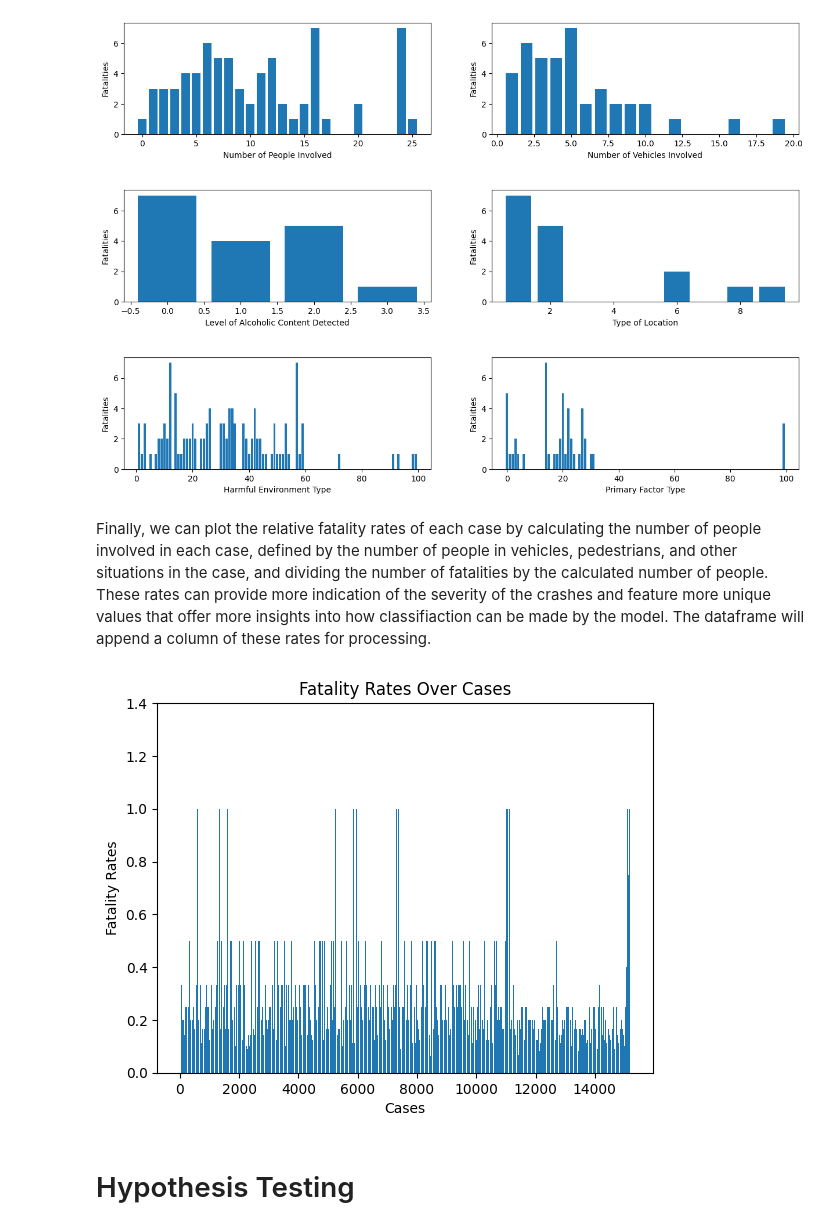
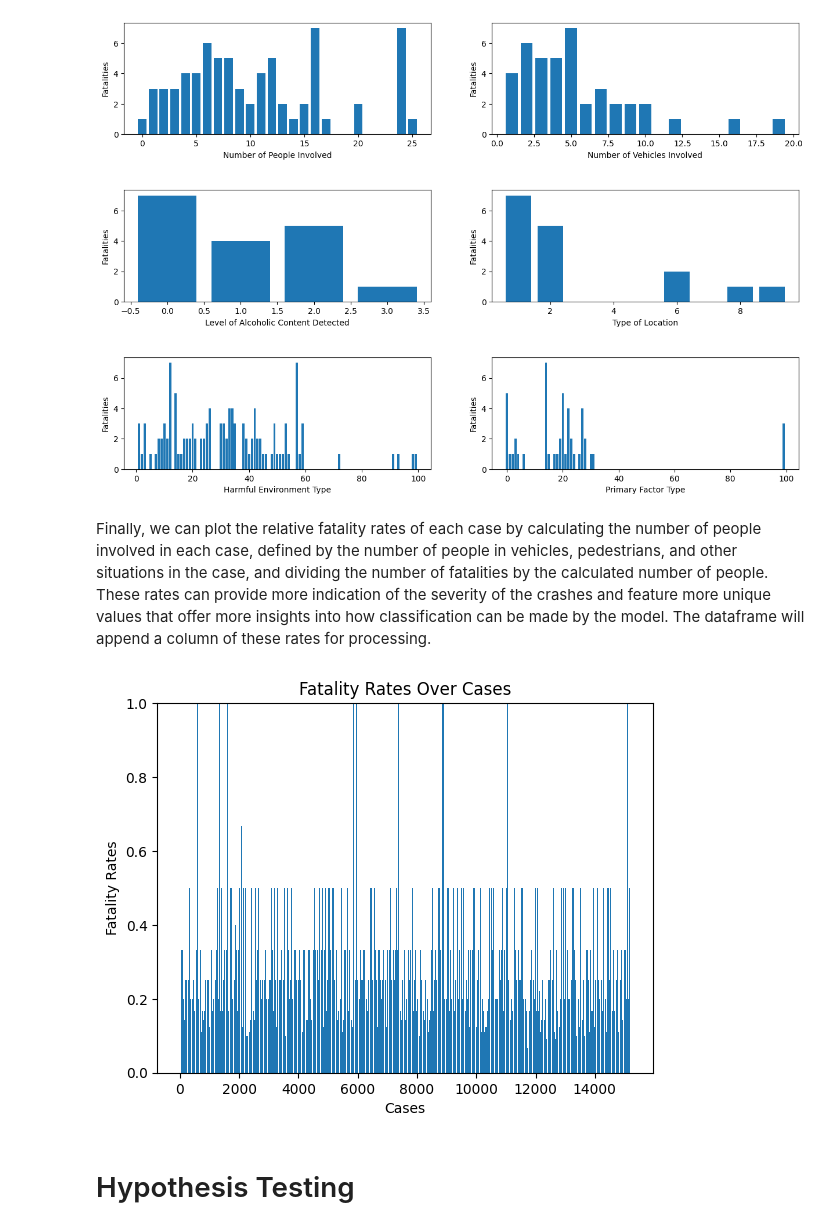
Before and after one commit to mnapa1234/mnapa1234.github.io, a Jupyter notebook: final.ipynb, the cells around one changed output. Saved outputs shown, nothing was run; the diff lists cells and outputs as text; code cells hidden in the pictures.

```diff
--- a/final.ipynb
+++ b/final.ipynb
@@ -169,21 +206,19 @@ Next, we will create a dataframe from the accidents dataframe that interacts wit
 Due to the number of operations and API calls that are made in the following blocks of code, the code has been commented out and the results are stored in a csv file that is accessible in the "data" folder of the repository. The code works by creating a dictionary that stores case ids as keys and vehicle ids associated with the case as values for each case number, which are retrieved from the GetCaseDetails API, and missing values are
 accounted for by skipping over cases where no vehicle information is provided
 # %%
-'''
-cases = {}
-session = requests.Session()
-for ind, row in accidents_df.iterrows():
-    state = row["state"]
-    casename = row["st_case"]
-    response = session.get(f"https://crashviewer.nhtsa.dot.gov/CrashAPI/crashes/GetCaseDetails?stateCase={casename}&caseYear=2019&state={state}&format=json")
-    if response.json()["Results"]:
-        for result in response.json()["Results"]:
-            ids = []
-            for result2 in result:
-                for case in result2["CrashResultSet"]["Vehicles"]:
-                    res = session.get(f"https://api.nhtsa.gov/SafetyRatings/modelyear/{case['MOD_YEAR']}/make/{case['MAKENAME']}/model/{case['MODELNAME']}")
-                    if res and res.json()["Results"]:
-                        for res in res.json()["Results"]:
-                            ids.append(res["VehicleId"])
-                            cases[casename] = ids
-'''
+# cases = {}
+# session = requests.Session()
+# for ind, row in accidents_df.iterrows():
+#     state = row["state"]
+#     casename = row["st_case"]
+#     response = session.get(f"https://crashviewer.nhtsa.dot.gov/CrashAPI/crashes/GetCaseDetails?stateCase={casename}&caseYear=2019&state={state}&format=json")
+#     if response.json()["Results"]:
+#         for result in response.json()["Results"]:
+#             ids = []
+#             for result2 in result:
+#                 for case in result2["CrashResultSet"]["Vehicles"]:
+#                     res = session.get(f"https://api.nhtsa.gov/SafetyRatings/modelyear/{case['MOD_YEAR']}/make/{case['MAKENAME']}/model/{case['MODELNAME']}")
+#                     if res and res.json()["Results"]:
+#                         for res in res.json()["Results"]:
+#                             ids.append(res["VehicleId"])
+#                             cases[casename] = ids
@@ -502,24 +531,26 @@ plt.show()
 [figure]
 # %% [markdown]
 Finally, we can plot the relative fatality rates of each case by calculating the number of people involved in each case, defined
-by the number of people in vehicles, pedestrians, and other situations in the case, and dividing the number of fatalities by the calculated number of people. These rates can provide more indication of the severity of the crashes and feature more unique values that offer more insights into how classifiaction can be made by the model. The dataframe will append a column of these rates for processing.
+by the number of people in vehicles, pedestrians, and other situations in the case, and dividing the number of fatalities by the calculated number of people. These rates can provide more indication of the severity of the crashes and feature more unique values that offer more insights into how classification can be made by the model. The dataframe will append a column of these rates for processing.
 # %%
 fatals = []
 people = []
+# Collect the number of fatals and total number of people for each case; note fatals appears the same for each case, but people will need
+# to be summed as the number of people is different per case
 for case in accidents_df["st_case"]:
     fatals.append(min(accidents_df[accidents_df["st_case"] == case]["fatals"].values))
-    people.append(accidents_df[accidents_df["st_case"] == case]["persons"].sum() + accidents_df[accidents_df["st_case"] == case]["peds"].sum()
-                  + accidents_df[accidents_df["st_case"] == case]["pvh_invl"].sum())
+    people.append(accidents_df[accidents_df["st_case"] == case]["persons"].sum())
 rate = np.array(fatals) / np.array(people)
 accidents_df["rate"] = rate
 # Filter columns in the df to exclude erroneous cases where fatalities are reported higher than the total number of people present
 accidents_df = accidents_df[accidents_df["rate"] <= 1.0]
 plt.bar(range(len(rate)), rate)
 plt.xlabel("Cases")
 plt.ylabel("Fatality Rates")
 plt.title("Fatality Rates Over Cases")
+plt.ylim(0,1)
 plt.show()
 # %% [output]
-[figure, old version]
+[figure, new version]
 # %% [markdown]
 # Hypothesis Testing
```
Also changed, not shown: parts of 44 cells of this notebook.
